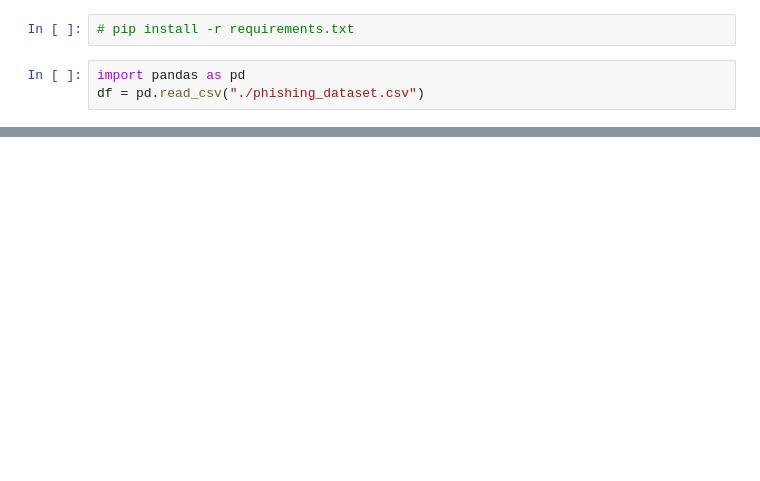
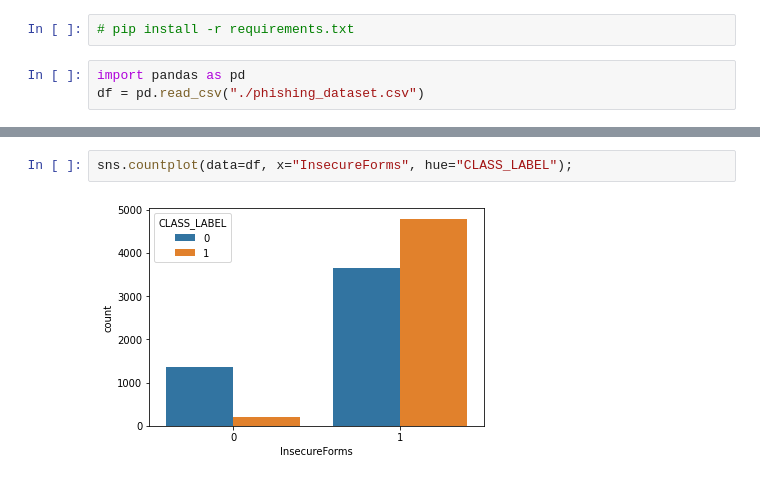
Before and after one commit to arj7192/fight_fraud_with_machine_learning, a Jupyter notebook: Chapter03/data_analysis.ipynb, the cells around one changed output, grey strips where cells are left out. Saved outputs shown, nothing was run; the diff lists cells and outputs as text; blank space fills up the shorter version.

```diff
--- a/Chapter03/data_analysis.ipynb
+++ b/Chapter03/data_analysis.ipynb
@@ -21,0 +21,4 @@ df
+# %%
+sns.countplot(data=df, x="InsecureForms", hue="CLASS_LABEL");
+# %% [output]
+[figure, added]
```
Also changed, not shown: parts of 4 cells of this notebook.
